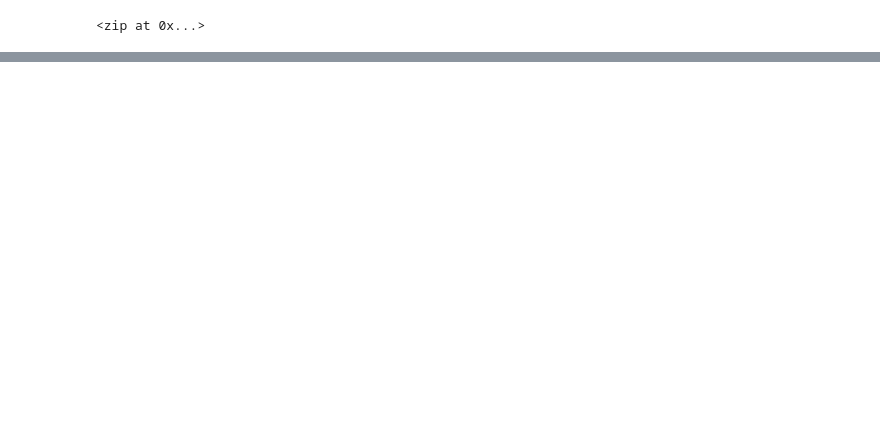
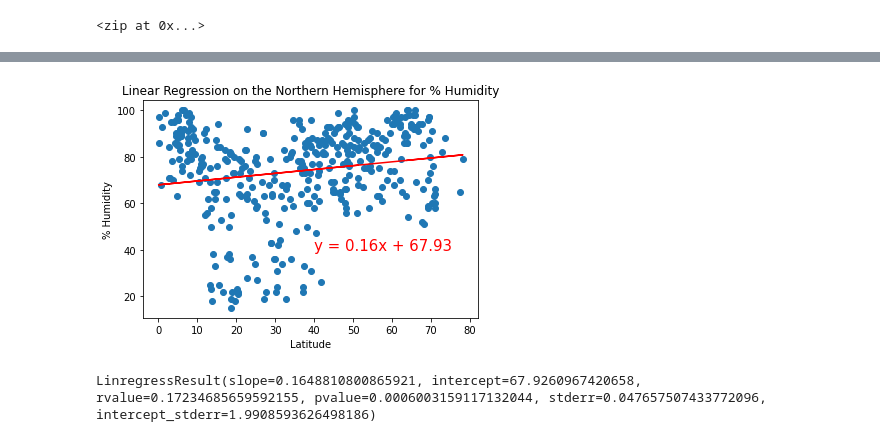
Before and after one commit to jmmadson/World_Weather_Analysis, a Jupyter notebook: WeatherPy.ipynb, the cells around one changed output, grey strips where cells are left out. Cells and saved outputs as stored; diff of their text form; code cells hidden in the pictures; blank space fills up the shorter version.

```diff
--- a/WeatherPy.ipynb
+++ b/WeatherPy.ipynb
@@ -329,0 +334,16 @@ plot_linear_regression(x_values, y_values, 'Linear Regression on the Southern He
+# %%
+# Linear regression on the Northern Hemisphere & Humidity
+
+
+x_values = northern_hemi_df["Lat"]
+y_values = northern_hemi_df["Humidity"]
+
+#Call the funtion
+
+plot_linear_regression(x_values, y_values, 'Linear Regression on the Northern Hemisphere for % Humidity', '% Humidity',(40,40))
+
+(slope, intercept, r_value, p_value, std_err) = linregress(x_values, y_values)
+linregress(x_values, y_values)
+# %% [output]
+[figure, added]
+LinregressResult(slope=0.1648810800865921, intercept=67.9260967420658, rvalue=0.17234685659592155, pvalue=0.0006003159117132044, stderr=0.047657507433772096, intercept_stderr=1.9908593626498186)
```
Also changed, not shown: parts of 18 cells of this notebook, 5 other files.
